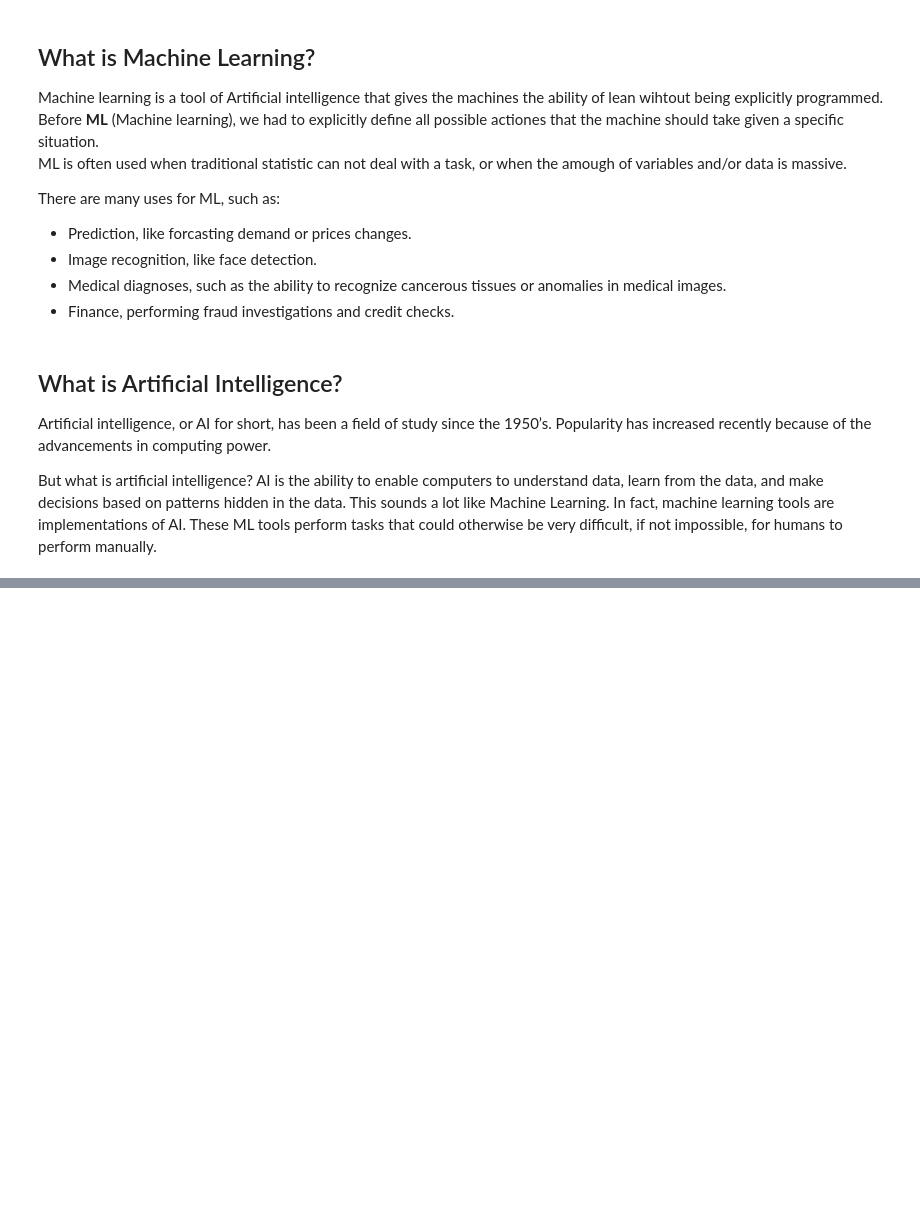
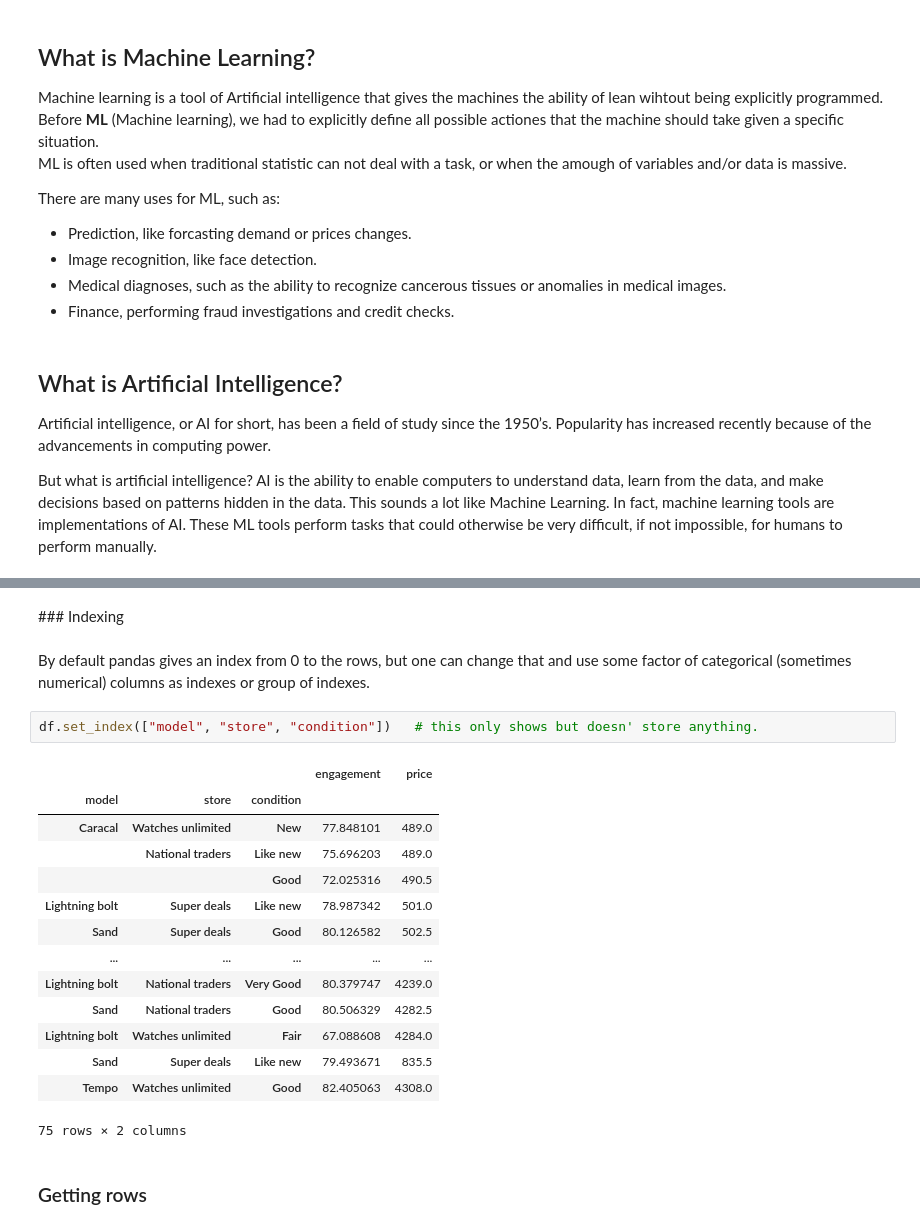
Before and after one commit to juanpaat/Python-for-Data-Analysts-and-Data-Scientists, a Jupyter notebook: basic_python_datatypes.ipynb, the cells around one changed output, grey strips where cells are left out. Cells and saved outputs as stored; diff of their text form; blank space fills up the shorter version.

```diff
--- a/basic_python_datatypes.ipynb
+++ b/basic_python_datatypes.ipynb
@@ -42,0 +123,23 @@ But what is artificial intelligence? AI is the ability to enable computers to un
+# %% [markdown]
+### Indexing
+# %% [markdown]
+By default pandas gives an index from 0 to the rows, but one can change that and use some factor of categorical (sometimes numerical) columns as indexes or group of indexes.
+# %%
+df.set_index(["model", "store", "condition"])   # this only shows but doesn' store anything.
+# %% [output]
+|  |  |  | engagement | price |
+| model | store | condition |  |  |
+| Caracal | Watches unlimited | New | 77.848101 | 489.0 |
+|  | National traders | Like new | 75.696203 | 489.0 |
+|  |  | Good | 72.025316 | 490.5 |
+| Lightning bolt | Super deals | Like new | 78.987342 | 501.0 |
+| Sand | Super deals | Good | 80.126582 | 502.5 |
+| ... | ... | ... | ... | ... |
+| Lightning bolt | National traders | Very Good | 80.379747 | 4239.0 |
+| Sand | National traders | Good | 80.506329 | 4282.5 |
+| Lightning bolt | Watches unlimited | Fair | 67.088608 | 4284.0 |
+| Sand | Super deals | Like new | 79.493671 | 835.5 |
+| Tempo | Watches unlimited | Good | 82.405063 | 4308.0 |
+75 rows × 2 columns
+# %% [markdown]
+### Getting rows
```
Also changed, not shown: parts of 57 cells of this notebook, 2 other files.
